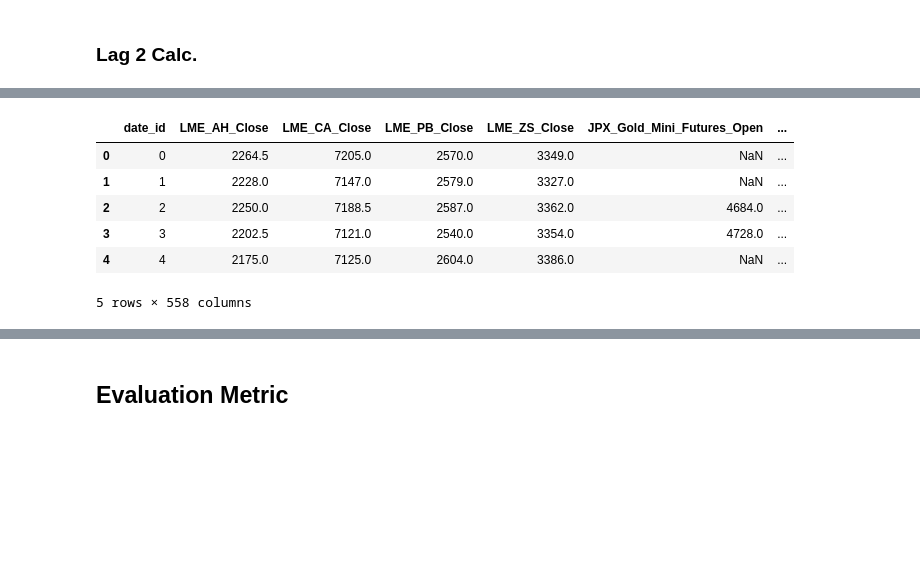
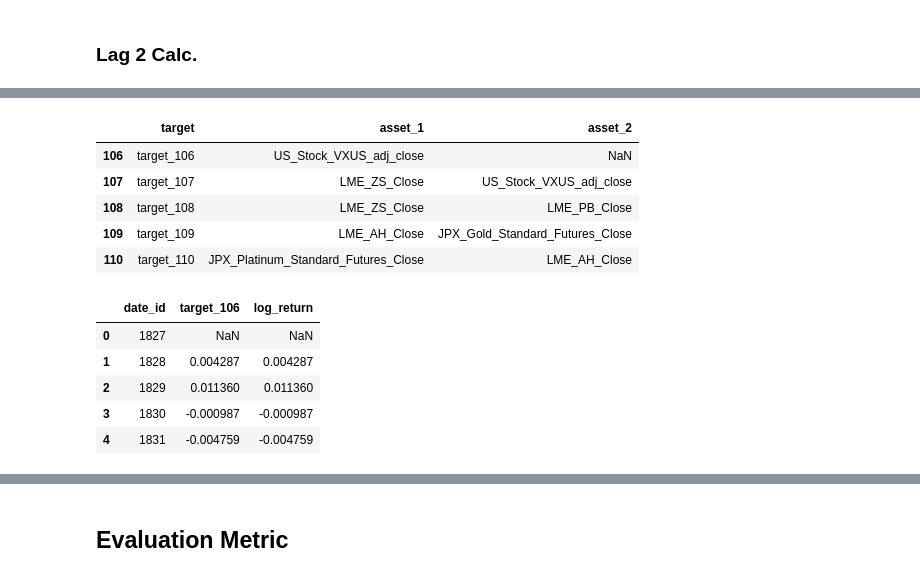
Before and after one commit to RobinWesselmann/mitsui_pred_challenge, a Jupyter notebook: notebooks/EDA_First_look.ipynb, the cells around one changed output, grey strips where cells are left out. Cells and saved outputs as stored; diff of their text form; code cells hidden in the pictures; blank space fills up the shorter version.

```diff
--- a/notebooks/EDA_First_look.ipynb
+++ b/notebooks/EDA_First_look.ipynb
@@ -357,10 +258,10 @@ target_0_df["diff_rounded"] = np.round(target_0_df["diff"], 0)
-# %%
-train_df.head()
-# %% [output]
-|  | date_id | LME_AH_Close | LME_CA_Close | LME_PB_Close | LME_ZS_Close | JPX_Gold_Mini_Futures_Open | ... |
-| 0 | 0 | 2264.5 | 7205.0 | 2570.0 | 3349.0 | NaN | ... |
-| 1 | 1 | 2228.0 | 7147.0 | 2579.0 | 3327.0 | NaN | ... |
-| 2 | 2 | 2250.0 | 7188.5 | 2587.0 | 3362.0 | 4684.0 | ... |
-| 3 | 3 | 2202.5 | 7121.0 | 2540.0 | 3354.0 | 4728.0 | ... |
-| 4 | 4 | 2175.0 | 7125.0 | 2604.0 | 3386.0 | NaN | ... |
-5 rows × 558 columns
+# %%
+example_pairs = general_api.prepare_target_pairs(target_pairs_df)["lag_2"].head()
+example_pairs
+# %% [output]
+|  | target | asset_1 | asset_2 |
+| 106 | target_106 | US_Stock_VXUS_adj_close | NaN |
+| 107 | target_107 | LME_ZS_Close | US_Stock_VXUS_adj_close |
+| 108 | target_108 | LME_ZS_Close | LME_PB_Close |
+| 109 | target_109 | LME_AH_Close | JPX_Gold_Standard_Futures_Close |
+| 110 | target_110 | JPX_Platinum_Standard_Futures_Close | LME_AH_Close |
@@ -366,0 +286,9 @@ train_df.head()
+# %%
+target_106_lr.head()
+# %% [output]
+|  | date_id | target_106 | log_return |
+| 0 | 1827 | NaN | NaN |
+| 1 | 1828 | 0.004287 | 0.004287 |
+| 2 | 1829 | 0.011360 | 0.011360 |
+| 3 | 1830 | -0.000987 | -0.000987 |
+| 4 | 1831 | -0.004759 | -0.004759 |
```
Also changed, not shown: parts of 32 cells of this notebook, 15 other files.
